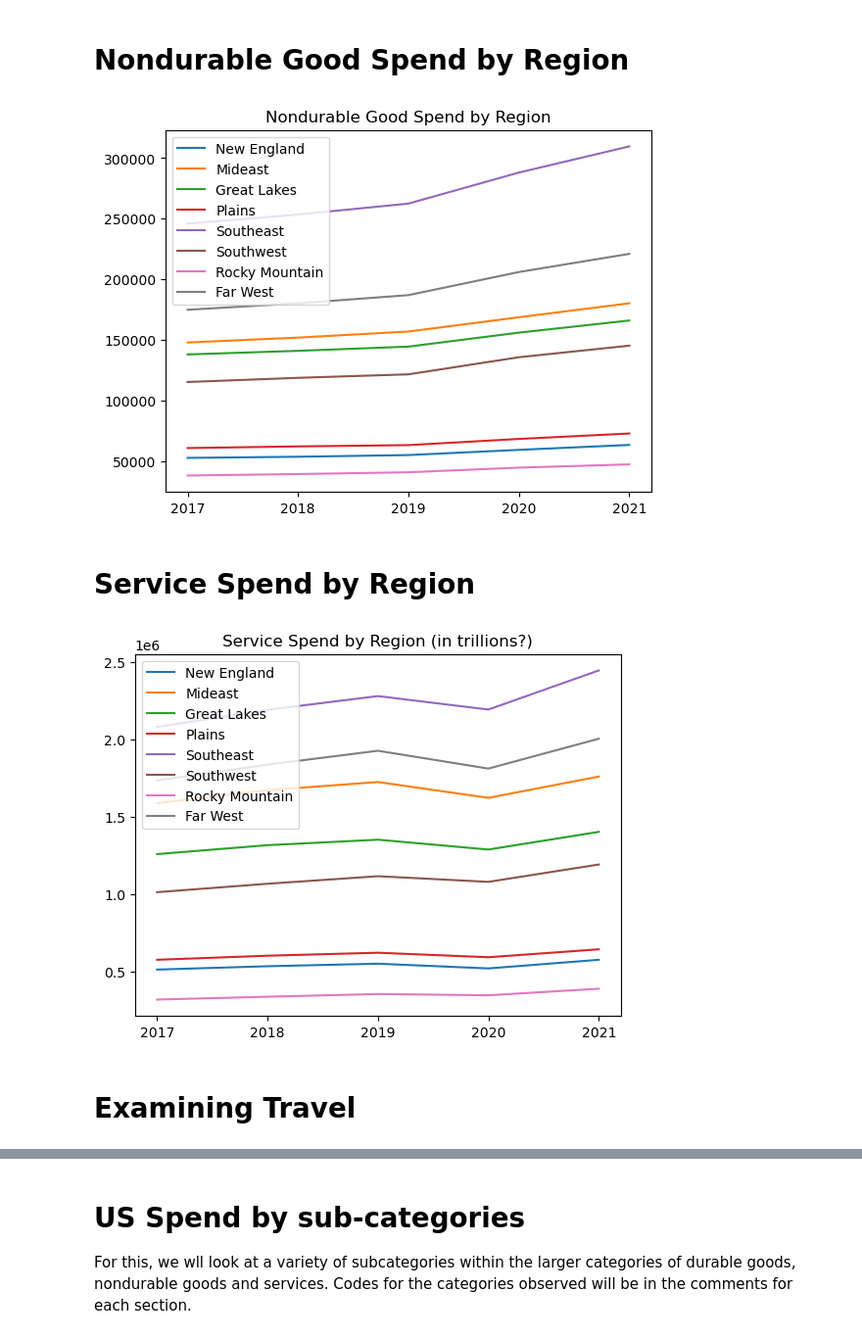
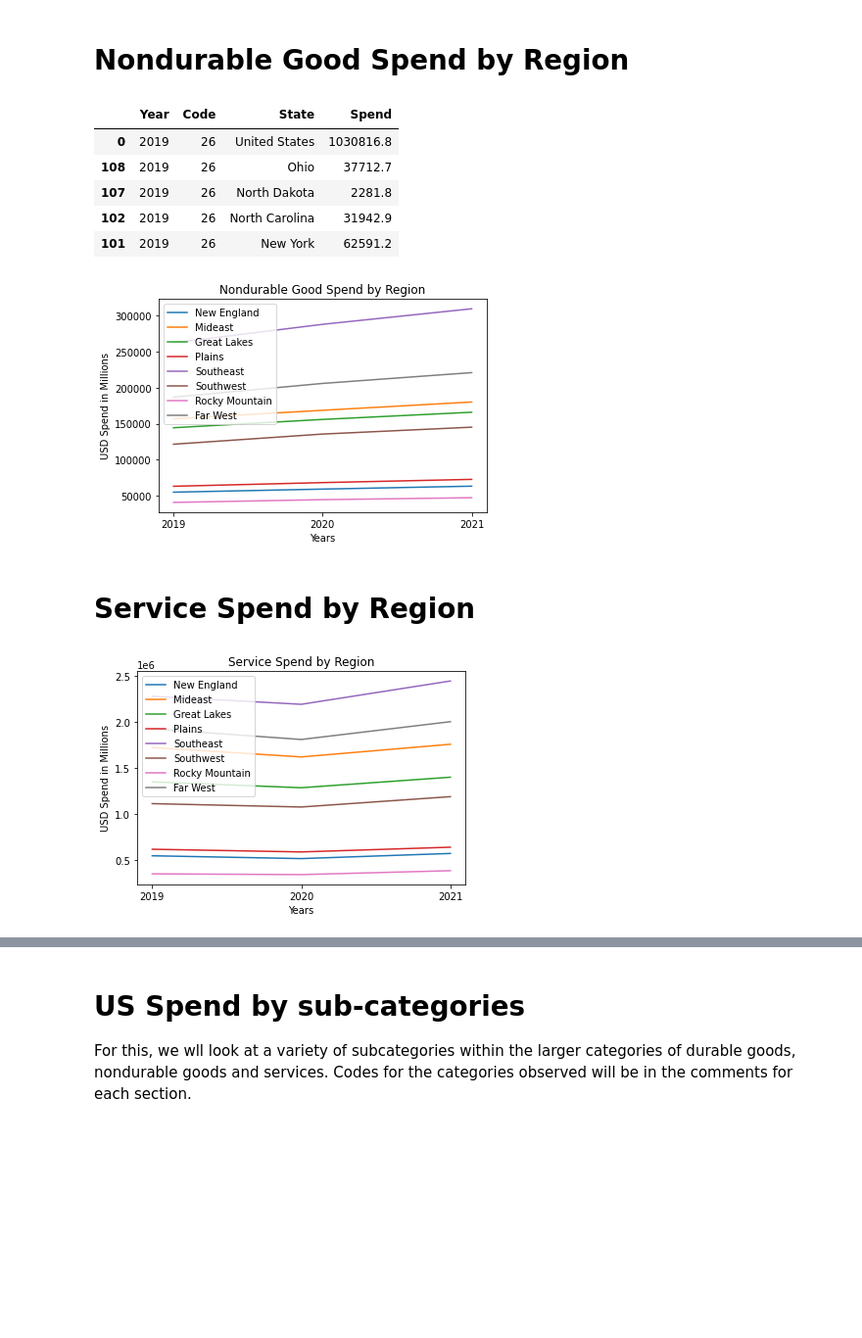
Before and after one commit to kmcmurphy/Covid19-and-the-Economy, a Jupyter notebook: consumer_spend_analysis.ipynb, the cells around one changed output, grey strips where cells are left out. Shown at 98% size. Saved outputs shown, nothing was run; the diff lists cells and outputs as text; code cells hidden in the pictures; blank space fills up the shorter version.

```diff
--- a/consumer_spend_analysis.ipynb
+++ b/consumer_spend_analysis.ipynb
@@ -124,7 +193,7 @@ regions = ['New England', 'Mideast', 'Great Lakes', 'Plains', 'Southeast', 'Sout
 
 
 # Ping API for US data for all linecodes from 2017-2021
-url = api_url_builder('STATE','2','2017,2018,2019,2020,2021')
+url = api_url_builder('STATE','2','2019,2020,2021')
 
 # Get JSON response
 response = requests.get(url).json()
@@ -184,0 +266,15 @@ plt.show()
+# %%
+#Calculate 2021 changes
+
+print(f"The Regional Change 2020-2021 for Durable Goods")
+
+
+#Durable Goods
+for region in regions:
+    spend_data_filtered = spend_data.loc[spend_data['State']==region]
+    spend_start = spend_data_filtered.loc[spend_data_filtered['Year']=="2020"]['Spend']
+    spend_end = spend_data_filtered.loc[spend_data_filtered['Year']=="2021"]['Spend']
+
+    spend_yoy = round(((int(spend_end)/int(spend_start))-1) * 100)
+
+    print(f"{region}:{spend_yoy}%")
@@ -189,7 +295,7 @@ plt.show()
 
 
 # Ping API for US data for all linecodes from 2017-2021
-url = api_url_builder('STATE','26','2017,2018,2019,2020,2021')
+url = api_url_builder('STATE','26','2019,2020,2021')
 
 # Get JSON response
 response = requests.get(url).json()
@@ -228,25 +334,38 @@ spend_data = pd.DataFrame(spend_dict)
 #spend_data.sort_values('Year')
 
 
-# Sorting by column 'Country'
+# Sorting by year
 spend_data = spend_data.sort_values(by=['Year'])
+
+
+spend_data.head()
+# %% [output]
+|  | Year | Code | State | Spend |
+| 0 | 2019 | 26 | United States | 1030816.8 |
+| 108 | 2019 | 26 | Ohio | 37712.7 |
+| 107 | 2019 | 26 | North Dakota | 2281.8 |
+| 102 | 2019 | 26 | North Carolina | 31942.9 |
+| 101 | 2019 | 26 | New York | 62591.2 |
 # %%
 ######################################
 ## Plot Nondurable Goods by Region
 ######################################
 
-
+# Loop through regions and plot
 for region in regions:
     x_axis = spend_data.loc[spend_data['State']==region]['Year']
     y_axis = spend_data.loc[spend_data['State']==region]['Spend']
     plt1 = plt.plot(x_axis, y_axis, label=region)
 
 
+
 plt.title("Nondurable Good Spend by Region")
 plt.legend(loc="upper left")
+plt.ylabel("USD Spend in Millions")
+plt.xlabel("Years")
 plt.show()
 # %% [output]
-[figure, old version]
+[figure, new version]
 # %% [markdown]
 # Service Spend by Region
 # %%
@@ -300,7 +418,7 @@ spend_data = spend_data.sort_values(by=['Year'])
 ## Plot Services Spend by Region
 ######################################
 
-
+# Loop through regions and plot
 for region in regions:
     x_axis = spend_data.loc[spend_data['State']==region]['Year']
     y_axis = spend_data.loc[spend_data['State']==region]['Spend']
@@ -308,10 +426,10 @@ for region in regions:
 
 
 
-plt.title("Service Spend by Region (in trillions?)")
+plt.title("Service Spend by Region")
 plt.legend(loc="upper left")
+plt.ylabel("USD Spend in Millions")
+plt.xlabel("Years")
 plt.show()
 # %% [output]
-[figure, old version]
+[figure, new version]
-# %% [markdown]
-# Examining Travel
```
Also changed, not shown: parts of 30 cells of this notebook, 1 other file.
